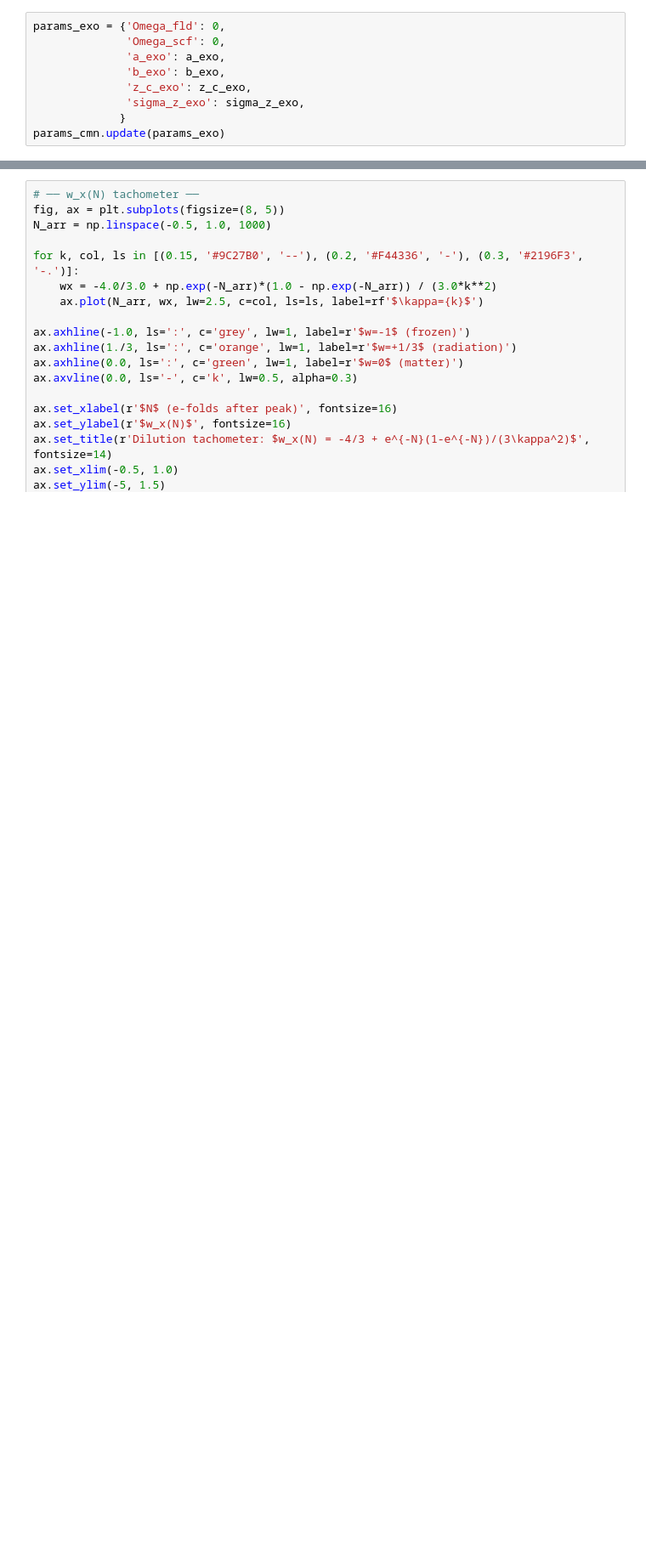
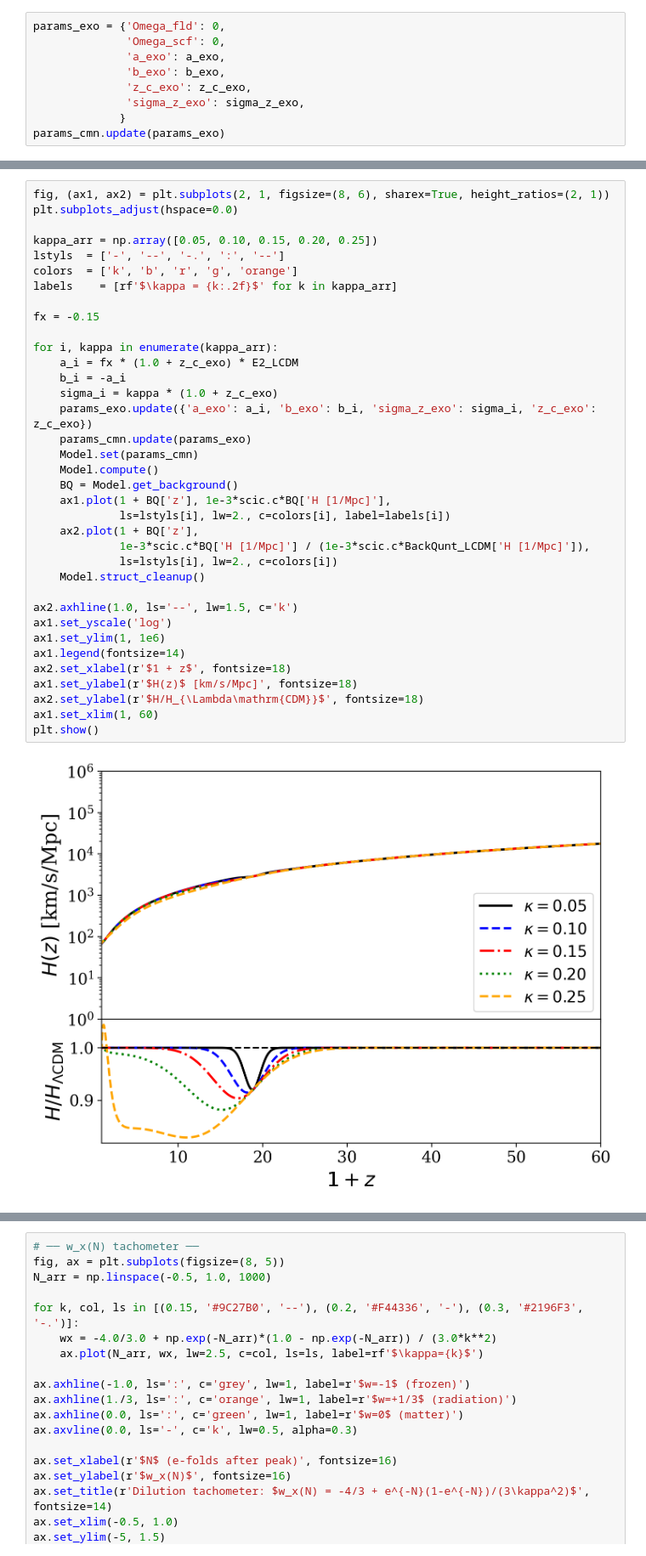
Before and after one commit to ahmedziku28/JWST-likelihood-pipeline, a Jupyter notebook: notebooks/exoDE_parametrization-Copy1.ipynb, the cells around one changed output, grey strips where cells are left out. Shown at 85% size. Saved outputs shown, nothing was run; the diff lists cells and outputs as text; blank space fills up the shorter version.

```diff
--- a/notebooks/exoDE_parametrization-Copy1.ipynb
+++ b/notebooks/exoDE_parametrization-Copy1.ipynb
@@ -296,0 +199,38 @@ plt.show()
+# %%
+fig, (ax1, ax2) = plt.subplots(2, 1, figsize=(8, 6), sharex=True, height_ratios=(2, 1))
+plt.subplots_adjust(hspace=0.0)
+
+kappa_arr = np.array([0.05, 0.10, 0.15, 0.20, 0.25])
+lstyls  = ['-', '--', '-.', ':', '--']
+colors  = ['k', 'b', 'r', 'g', 'orange']
+labels    = [rf'$\kappa = {k:.2f}$' for k in kappa_arr]
+
+fx = -0.15
+
+for i, kappa in enumerate(kappa_arr):
+    a_i = fx * (1.0 + z_c_exo) * E2_LCDM
+    b_i = -a_i
+    sigma_i = kappa * (1.0 + z_c_exo)
+    params_exo.update({'a_exo': a_i, 'b_exo': b_i, 'sigma_z_exo': sigma_i, 'z_c_exo': z_c_exo})
+    params_cmn.update(params_exo)
+    Model.set(params_cmn)
+    Model.compute()
+    BQ = Model.get_background()
+    ax1.plot(1 + BQ['z'], 1e-3*scic.c*BQ['H [1/Mpc]'],
+             ls=lstyls[i], lw=2., c=colors[i], label=labels[i])
+    ax2.plot(1 + BQ['z'],
+             1e-3*scic.c*BQ['H [1/Mpc]'] / (1e-3*scic.c*BackQunt_LCDM['H [1/Mpc]']),
+             ls=lstyls[i], lw=2., c=colors[i])
+    Model.struct_cleanup()
+
+ax2.axhline(1.0, ls='--', lw=1.5, c='k')
+ax1.set_yscale('log')
+ax1.set_ylim(1, 1e6)
+ax1.legend(fontsize=14)
+ax2.set_xlabel(r'$1 + z$', fontsize=18)
+ax1.set_ylabel(r'$H(z)$ [km/s/Mpc]', fontsize=18)
+ax2.set_ylabel(r'$H/H_{\Lambda\mathrm{CDM}}$', fontsize=18)
+ax1.set_xlim(1, 60)
+plt.show()
+# %% [output]
+[figure, added]
```
Also changed, not shown: parts of 22 cells of this notebook.
